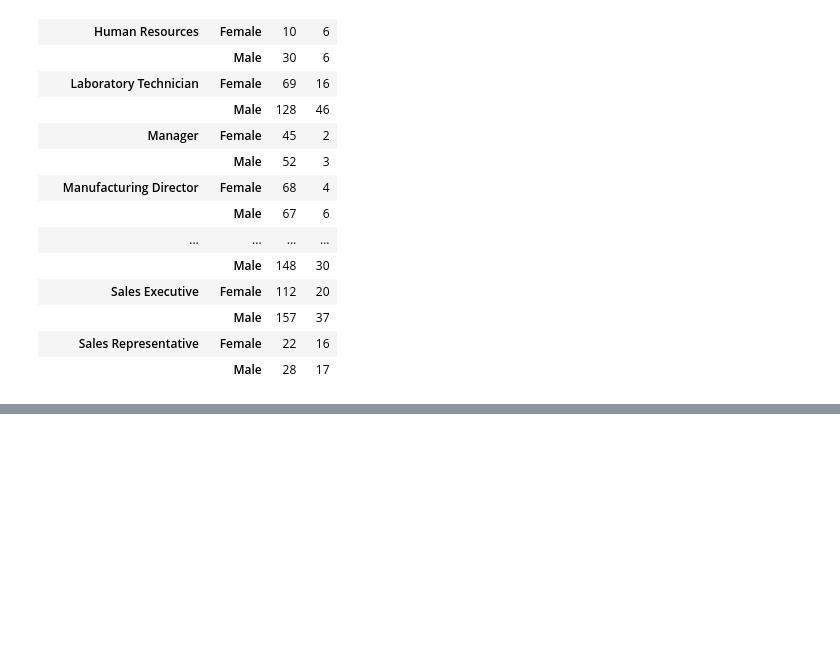
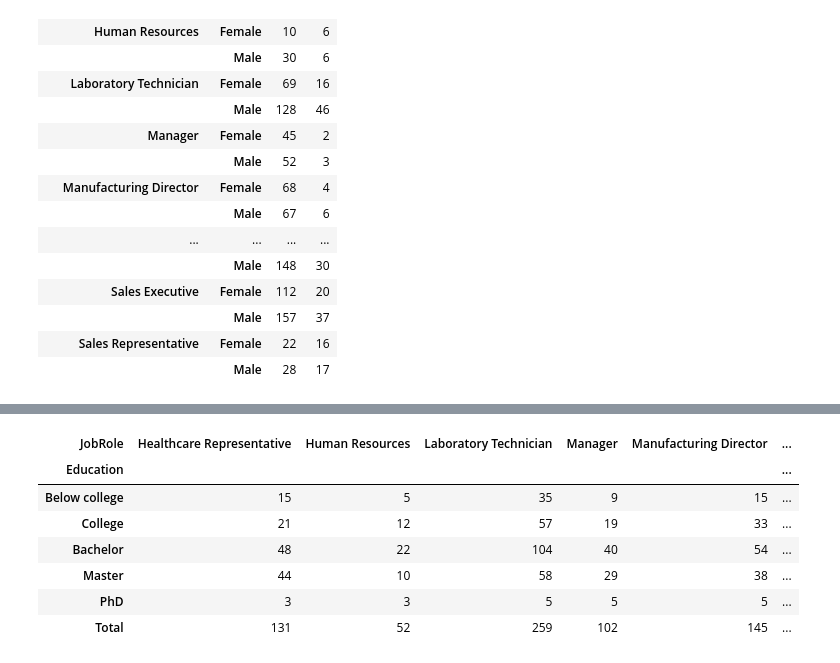
Before and after one commit to stephanyresque/projeto-IBM, a Jupyter notebook: projeto_IBM.ipynb, the cells around one changed output, grey strips where cells are left out. Cells and saved outputs as stored; diff of their text form; code cells hidden in the pictures; blank space fills up the shorter version.

```diff
--- a/projeto_IBM.ipynb
+++ b/projeto_IBM.ipynb
@@ -1174,0 +1293,17 @@ df.pivot_table(
+# %%
+pd.crosstab(
+    df['Education'],
+    df['JobRole'],
+    margins = True,
+    margins_name = 'Total',
+
+).rename(index=mapeamento_educacao)
+# %% [output]
+| JobRole | Healthcare Representative | Human Resources | Laboratory Technician | Manager | Manufacturing Director | ... |
+| Education |  |  |  |  |  | ... |
+| Below college | 15 | 5 | 35 | 9 | 15 | ... |
+| College | 21 | 12 | 57 | 19 | 33 | ... |
+| Bachelor | 48 | 22 | 104 | 40 | 54 | ... |
+| Master | 44 | 10 | 58 | 29 | 38 | ... |
+| PhD | 3 | 3 | 5 | 5 | 5 | ... |
+| Total | 131 | 52 | 259 | 102 | 145 | ... |
```
Also changed, not shown: parts of 15 cells of this notebook.
